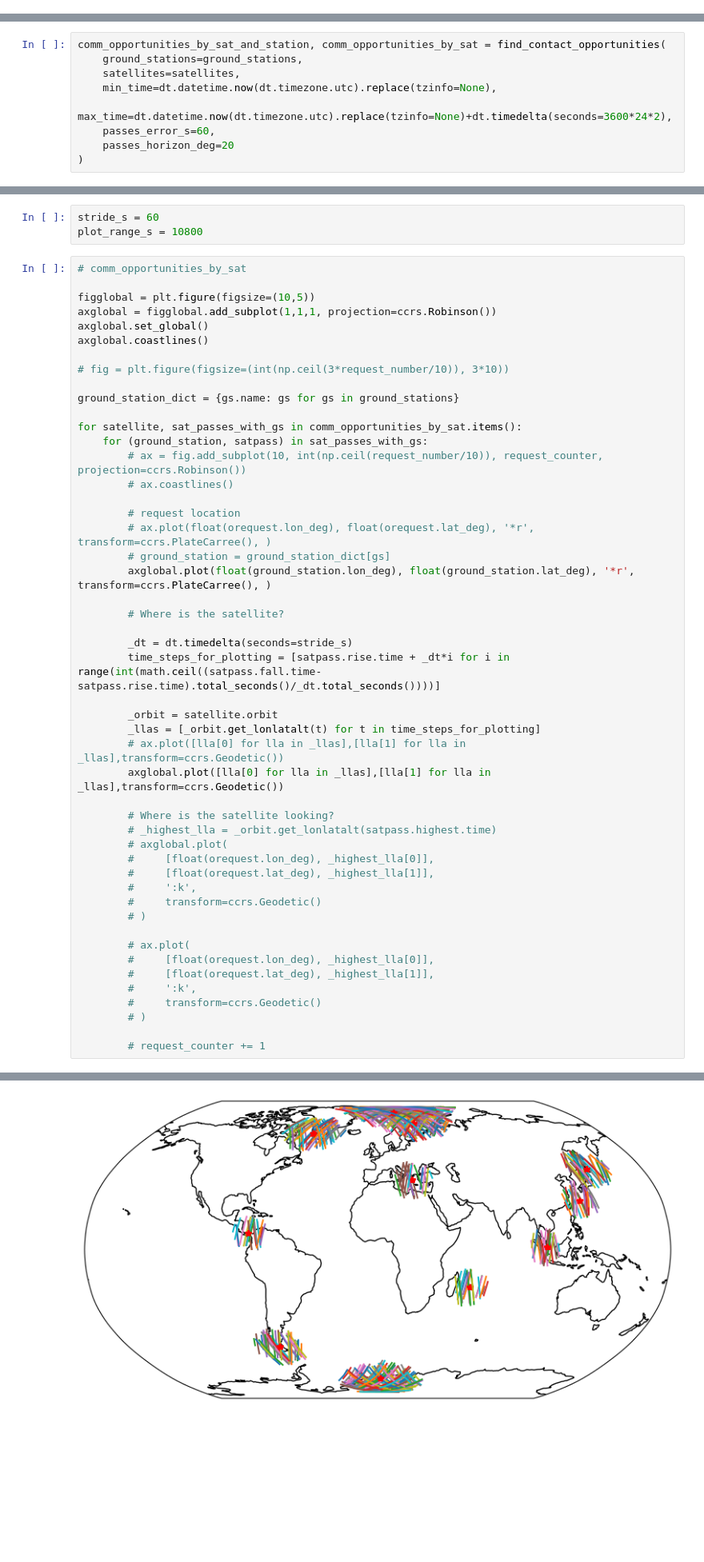
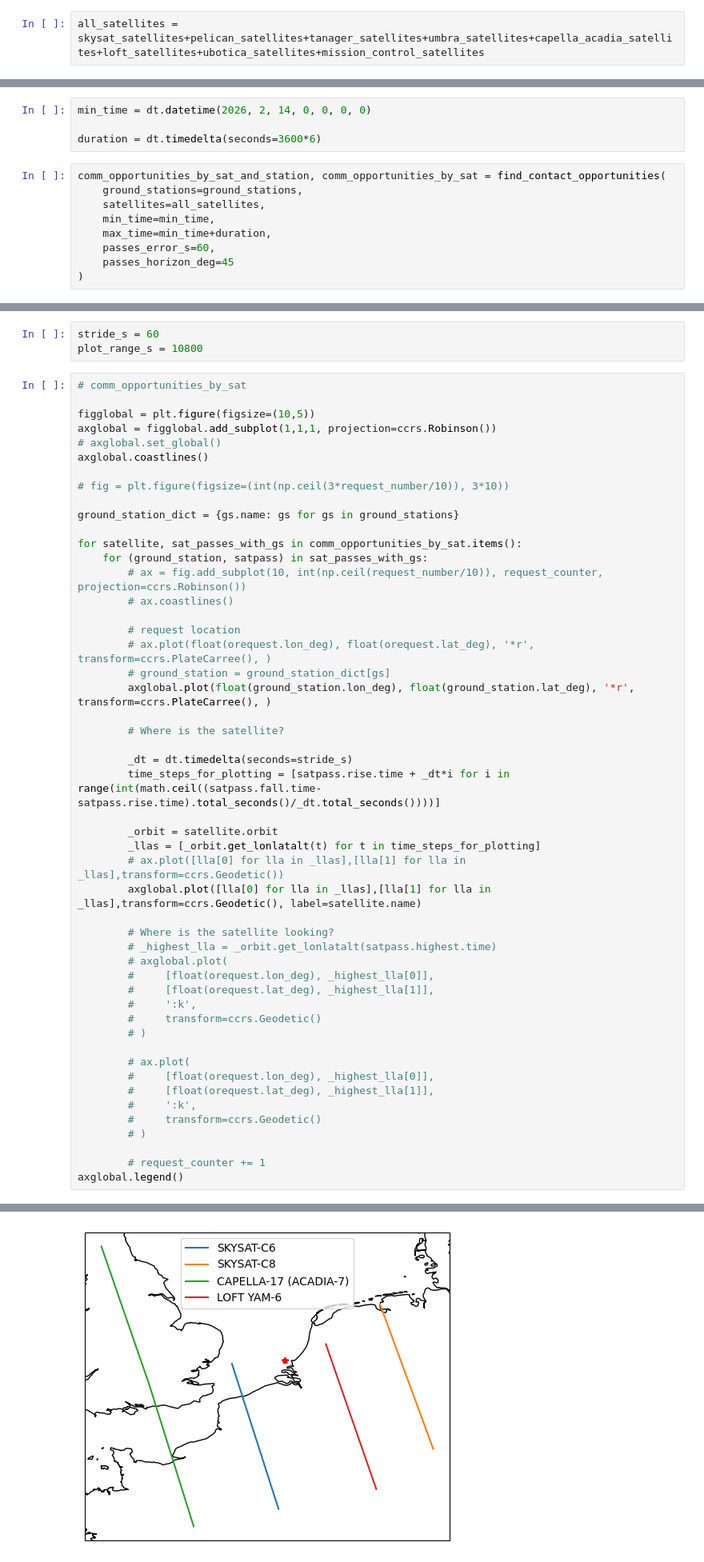
Before and after one commit to seakers/federated-scheduling, a Jupyter notebook: FAME-satellites-geometry.ipynb, the cells around one changed output, grey strips where cells are left out. Shown at 80% size. Saved outputs shown, nothing was run; the diff lists cells and outputs as text; blank space fills up the shorter version.

```diff
--- a/FAME-satellites-geometry.ipynb
+++ b/FAME-satellites-geometry.ipynb
@@ -27,0 +121,2 @@ satellites = [
+# %%
+all_satellites = skysat_satellites+pelican_satellites+tanager_satellites+umbra_satellites+capella_acadia_satellites+loft_satellites+ubotica_satellites+mission_control_satellites
@@ -109,9 +497,13 @@ ground_stations = [
+# %%
+min_time = dt.datetime(2026, 2, 14, 0, 0, 0, 0)
+
+duration = dt.timedelta(seconds=3600*6)
 # %%
 comm_opportunities_by_sat_and_station, comm_opportunities_by_sat = find_contact_opportunities(
     ground_stations=ground_stations,
-    satellites=satellites,
-    min_time=dt.datetime.now(dt.timezone.utc).replace(tzinfo=None),
-    max_time=dt.datetime.now(dt.timezone.utc).replace(tzinfo=None)+dt.timedelta(seconds=3600*24*2),
+    satellites=all_satellites,
+    min_time=min_time,
+    max_time=min_time+duration,
     passes_error_s=60,
-    passes_horizon_deg=20
+    passes_horizon_deg=45
 )
@@ -123,7 +522,7 @@ plot_range_s = 10800
 
 figglobal = plt.figure(figsize=(10,5))
 axglobal = figglobal.add_subplot(1,1,1, projection=ccrs.Robinson())
-axglobal.set_global()
+# axglobal.set_global()
 axglobal.coastlines()
 
 # fig = plt.figure(figsize=(int(np.ceil(3*request_number/10)), 3*10))
@@ -148,7 +547,7 @@ for satellite, sat_passes_with_gs in comm_opportunities_by_sat.items():
         _orbit = satellite.orbit
         _llas = [_orbit.get_lonlatalt(t) for t in time_steps_for_plotting]
         # ax.plot([lla[0] for lla in _llas],[lla[1] for lla in _llas],transform=ccrs.Geodetic())
-        axglobal.plot([lla[0] for lla in _llas],[lla[1] for lla in _llas],transform=ccrs.Geodetic())
+        axglobal.plot([lla[0] for lla in _llas],[lla[1] for lla in _llas],transform=ccrs.Geodetic(), label=satellite.name)
 
         # Where is the satellite looking?
         # _highest_lla = _orbit.get_lonlatalt(satpass.highest.time)
@@ -167,4 +566,5 @@ for satellite, sat_passes_with_gs in comm_opportunities_by_sat.items():
         # )
 
         # request_counter += 1
+axglobal.legend()
 # %% [output]
@@ -171,2 +572,2 @@ for satellite, sat_passes_with_gs in comm_opportunities_by_sat.items():
-[figure, old version]
+[figure, new version]
 # %%
```
Also changed, not shown: parts of 26 cells of this notebook, 6 other files.
